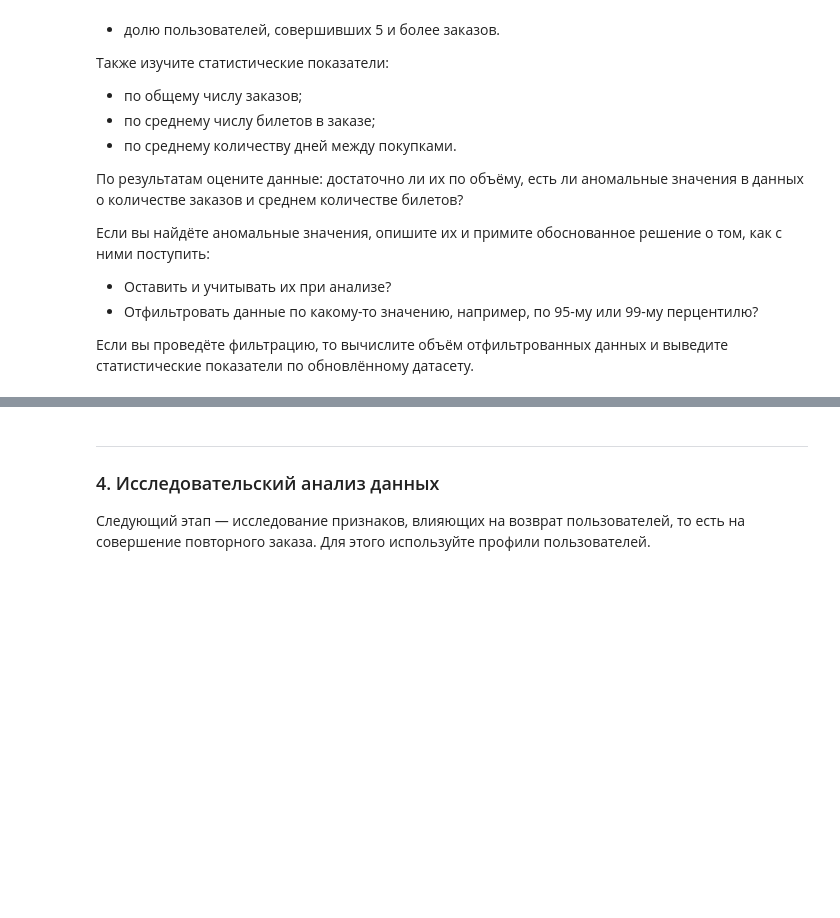
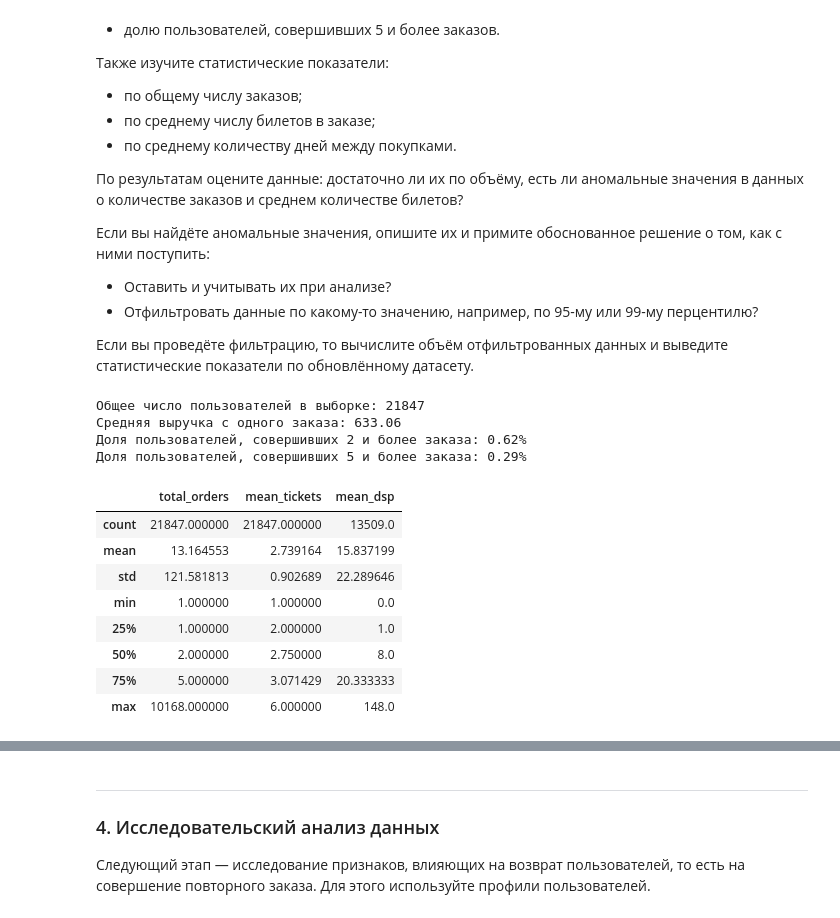
Before and after one commit to KatsayArtemDev/yandex-afisha-user-loyalty, a Jupyter notebook: notebooks/katsay.ipynb, the cells around one changed output, grey strips where cells are left out. Cells and saved outputs as stored; diff of their text form; code cells hidden in the pictures; blank space fills up the shorter version.

```diff
--- a/notebooks/katsay.ipynb
+++ b/notebooks/katsay.ipynb
@@ -446,3 +470,25 @@ print(" Было строк в исходном датасете:", before,
 - Отфильтровать данные по какому-то значению, например, по 95-му или 99-му перцентилю?
 
 Если вы проведёте фильтрацию, то вычислите объём отфильтрованных данных и выведите статистические показатели по обновлённому датасету.
+# %%
+print('Общее число пользователей в выборке:', len(profile_df))
+print('Средняя выручка с одного заказа:', round(profile_df['mean_revenue'].mean(), 2))
+print(f"Доля пользователей, совершивших 2 и более заказа: {profile_df['is_two'].sum() / len(profile_df):.2f}%")
+print(f"Доля пользователей, совершивших 5 и более заказа: {profile_df['is_five'].sum() / len(profile_df):.2f}%")
+# %% [output]
+Общее число пользователей в выборке: 21847
+Средняя выручка с одного заказа: 633.06
+Доля пользователей, совершивших 2 и более заказа: 0.62%
+Доля пользователей, совершивших 5 и более заказа: 0.29%
+# %%
+profile_df[['total_orders', 'mean_tickets', 'mean_dsp']].describe()
+# %% [output]
+|  | total_orders | mean_tickets | mean_dsp |
+| count | 21847.000000 | 21847.000000 | 13509.0 |
+| mean | 13.164553 | 2.739164 | 15.837199 |
+| std | 121.581813 | 0.902689 | 22.289646 |
+| min | 1.000000 | 1.000000 | 0.0 |
+| 25% | 1.000000 | 2.000000 | 1.0 |
+| 50% | 2.000000 | 2.750000 | 8.0 |
+| 75% | 5.000000 | 3.071429 | 20.333333 |
+| max | 10168.000000 | 6.000000 | 148.0 |
```
Also changed, not shown: parts of 9 cells of this notebook.
